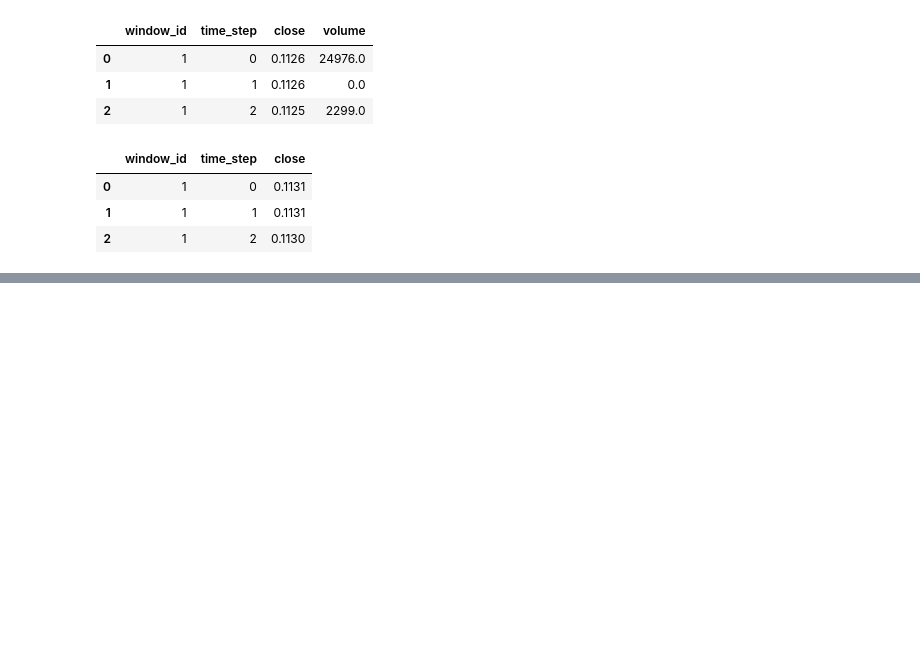
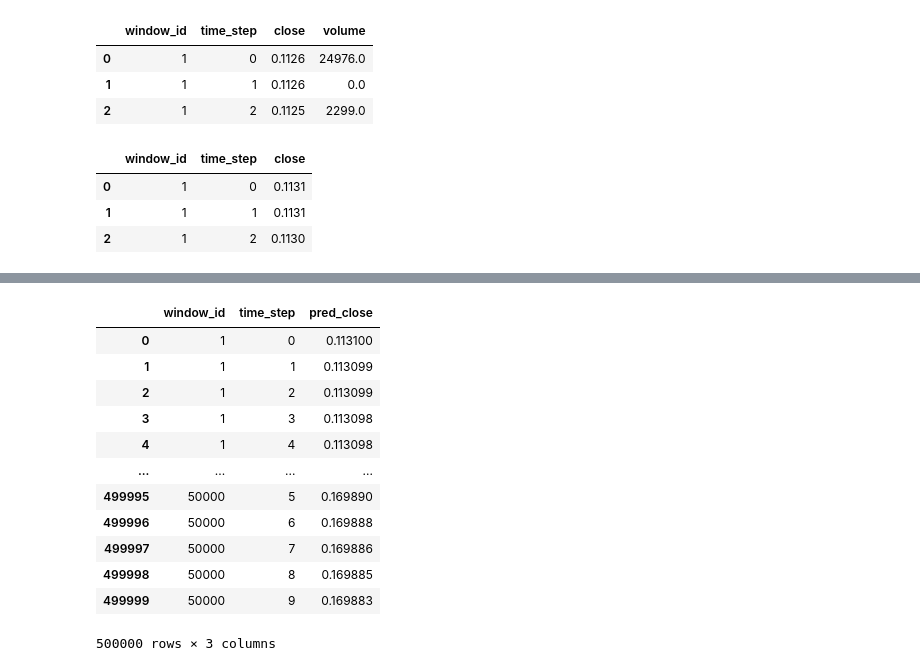
Before and after one commit to NikolayGudkov/ICAIF_2025_Cryptocurrency_Forecasting_Starter_Kit, a Jupyter notebook: research/ridge/research_features.ipynb, the cells around one changed output, grey strips where cells are left out. Drawn from its saved outputs; the diff is of its cells as text; code cells hidden in the pictures; blank space fills up the shorter version.

```diff
--- a/research/ridge/research_features.ipynb
+++ b/research/ridge/research_features.ipynb
@@ -524,0 +667,16 @@ evaluate_all_metrics_vectorized(
+# %%
+y_test_pred
+# %% [output]
+|  | window_id | time_step | pred_close |
+| 0 | 1 | 0 | 0.113100 |
+| 1 | 1 | 1 | 0.113099 |
+| 2 | 1 | 2 | 0.113099 |
+| 3 | 1 | 3 | 0.113098 |
+| 4 | 1 | 4 | 0.113098 |
+| ... | ... | ... | ... |
+| 499995 | 50000 | 5 | 0.169890 |
+| 499996 | 50000 | 6 | 0.169888 |
+| 499997 | 50000 | 7 | 0.169886 |
+| 499998 | 50000 | 8 | 0.169885 |
+| 499999 | 50000 | 9 | 0.169883 |
+500000 rows × 3 columns
```
Also changed, not shown: parts of 17 cells of this notebook, 1 other file.
